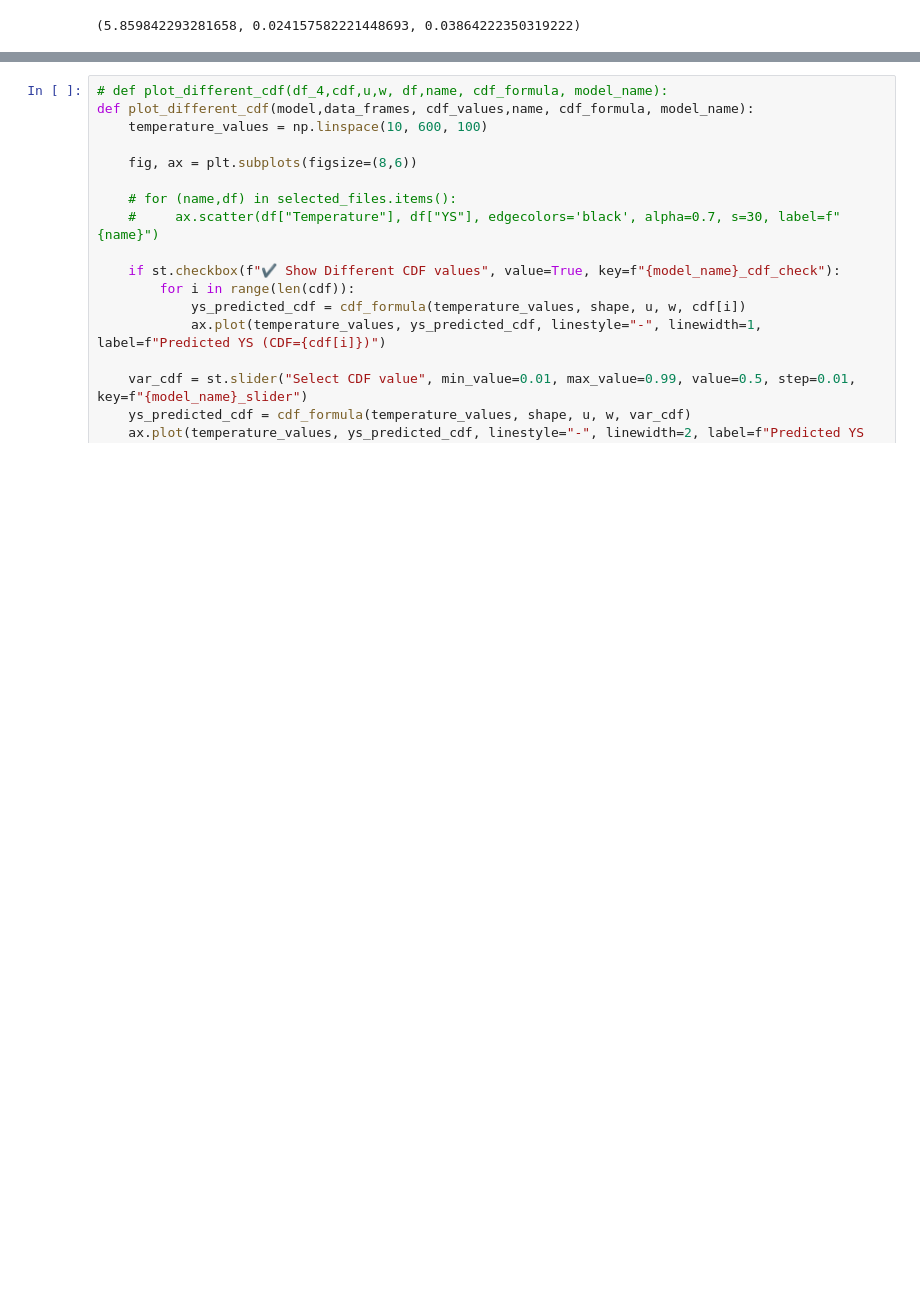
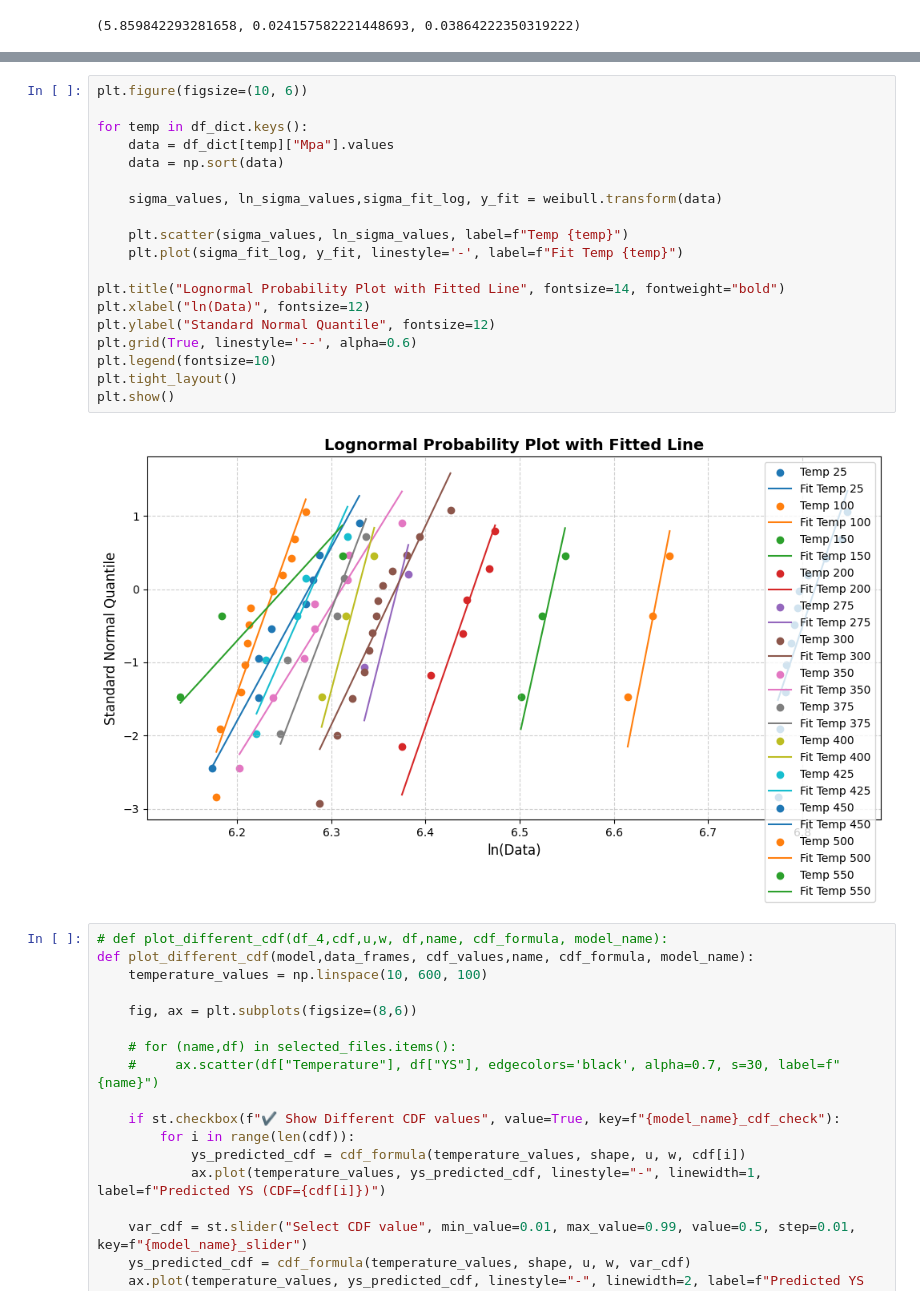
Before and after one commit to Mohit-coder-droid/Probabilistic-model, a Jupyter notebook: exp.ipynb, the cells around one changed output, grey strips where cells are left out. Saved outputs shown, nothing was run; the diff lists cells and outputs as text; blank space fills up the shorter version.

```diff
--- a/exp.ipynb
+++ b/exp.ipynb
@@ -29,3 +50,24 @@ lognormal.k, lognormal.m, lognormal.sigma
+# %%
+plt.figure(figsize=(10, 6))
+
+for temp in df_dict.keys():
+    data = df_dict[temp]["Mpa"].values
+    data = np.sort(data)
+
+    sigma_values, ln_sigma_values,sigma_fit_log, y_fit = weibull.transform(data)
+
+    plt.scatter(sigma_values, ln_sigma_values, label=f"Temp {temp}")
+    plt.plot(sigma_fit_log, y_fit, linestyle='-', label=f"Fit Temp {temp}")
+
+plt.title("Lognormal Probability Plot with Fitted Line", fontsize=14, fontweight="bold")
+plt.xlabel("ln(Data)", fontsize=12)
+plt.ylabel("Standard Normal Quantile", fontsize=12)
+plt.grid(True, linestyle='--', alpha=0.6)
+plt.legend(fontsize=10)
+plt.tight_layout()
+plt.show()
+# %% [output]
+[figure, added]
 # %%
 # def plot_different_cdf(df_4,cdf,u,w, df,name, cdf_formula, model_name):
 def plot_different_cdf(model,data_frames, cdf_values,name, cdf_formula, model_name):
```
Also changed, not shown: parts of 2 cells of this notebook, 3 other files.
